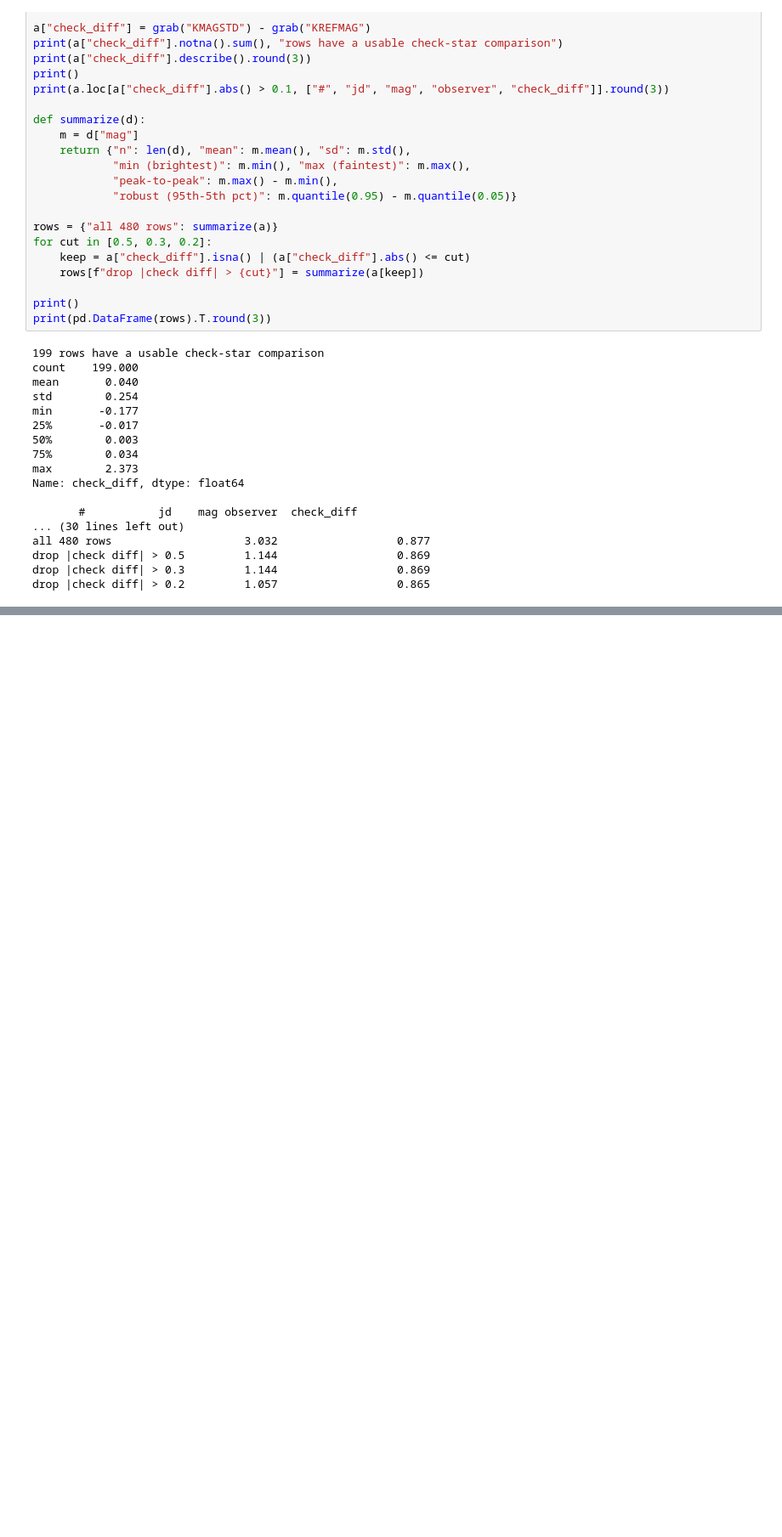
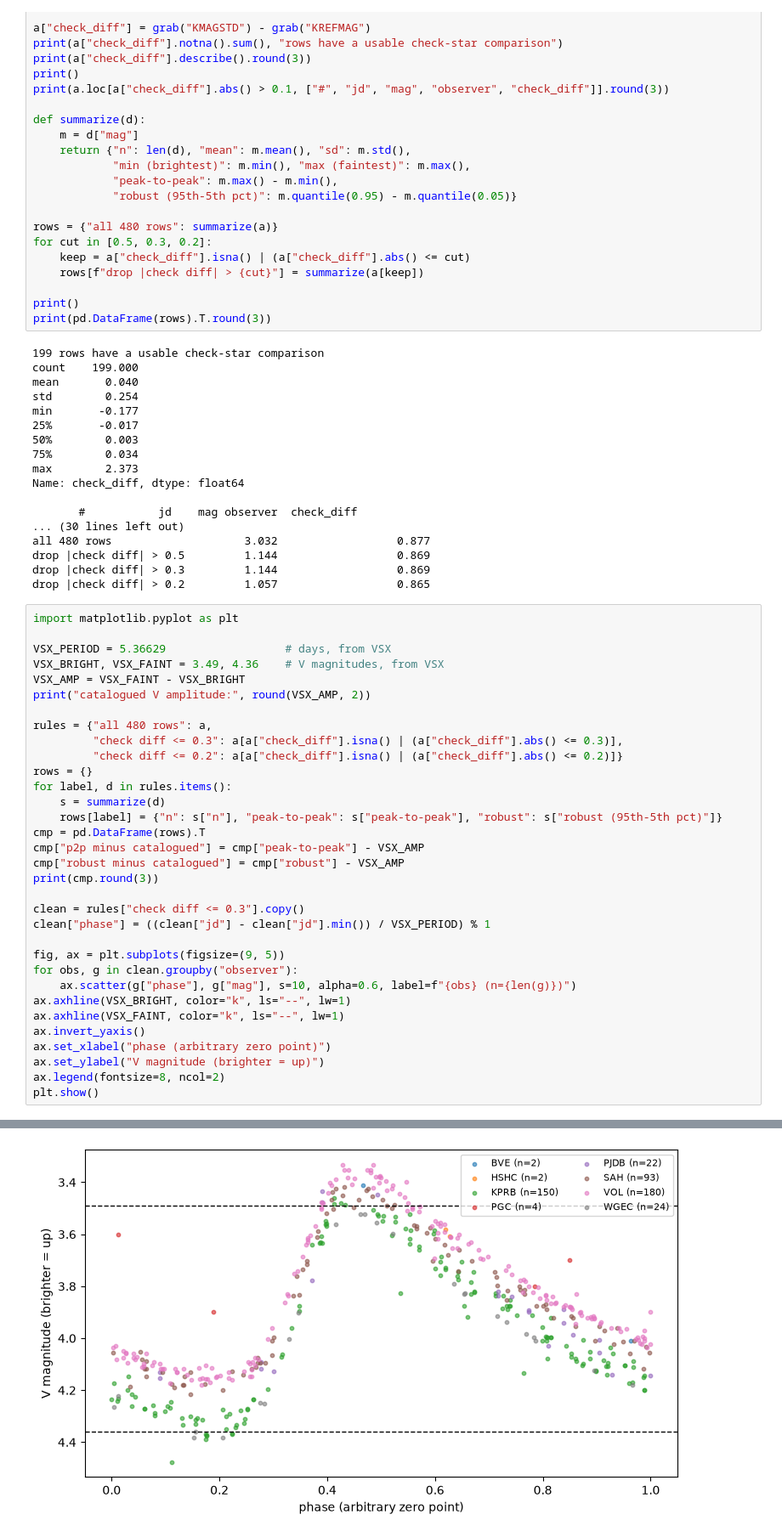
Before and after one commit to ananyamakkar/stellar-variability, a Jupyter notebook: notebooks/05_derived_vs_catalogued.ipynb, the cells around one changed output, grey strips where cells are left out. Shown at 85% size. Drawn from its saved outputs; the diff is of its cells as text; blank space fills up the shorter version.

Commit message:
Compare derived del Cep amplitude with VSX catalogued range

```diff
--- a/notebooks/05_derived_vs_catalogued.ipynb
+++ b/notebooks/05_derived_vs_catalogued.ipynb
@@ -84,3 +84,37 @@ all 480 rows                    3.032                  0.877
 drop |check diff| > 0.5         1.144                  0.869
 drop |check diff| > 0.3         1.144                  0.869
 drop |check diff| > 0.2         1.057                  0.865
+# %%
+import matplotlib.pyplot as plt
+
+VSX_PERIOD = 5.36629                  # days, from VSX
+VSX_BRIGHT, VSX_FAINT = 3.49, 4.36    # V magnitudes, from VSX
+VSX_AMP = VSX_FAINT - VSX_BRIGHT
+print("catalogued V amplitude:", round(VSX_AMP, 2))
+
+rules = {"all 480 rows": a,
+         "check diff <= 0.3": a[a["check_diff"].isna() | (a["check_diff"].abs() <= 0.3)],
+         "check diff <= 0.2": a[a["check_diff"].isna() | (a["check_diff"].abs() <= 0.2)]}
+rows = {}
+for label, d in rules.items():
+    s = summarize(d)
+    rows[label] = {"n": s["n"], "peak-to-peak": s["peak-to-peak"], "robust": s["robust (95th-5th pct)"]}
+cmp = pd.DataFrame(rows).T
+cmp["p2p minus catalogued"] = cmp["peak-to-peak"] - VSX_AMP
+cmp["robust minus catalogued"] = cmp["robust"] - VSX_AMP
+print(cmp.round(3))
+
+clean = rules["check diff <= 0.3"].copy()
+clean["phase"] = ((clean["jd"] - clean["jd"].min()) / VSX_PERIOD) % 1
+
+fig, ax = plt.subplots(figsize=(9, 5))
+for obs, g in clean.groupby("observer"):
+    ax.scatter(g["phase"], g["mag"], s=10, alpha=0.6, label=f"{obs} (n={len(g)})")
+ax.axhline(VSX_BRIGHT, color="k", ls="--", lw=1)
+ax.axhline(VSX_FAINT, color="k", ls="--", lw=1)
+ax.invert_yaxis()
+ax.set_xlabel("phase (arbitrary zero point)")
+ax.set_ylabel("V magnitude (brighter = up)")
+ax.legend(fontsize=8, ncol=2)
+plt.show()
+# %% [output]
@@ -86,0 +131 @@ drop |check diff| > 0.2         1.057                  0.865
+[figure, added]
```
Also changed, not shown: parts of 1 cell of this notebook.
